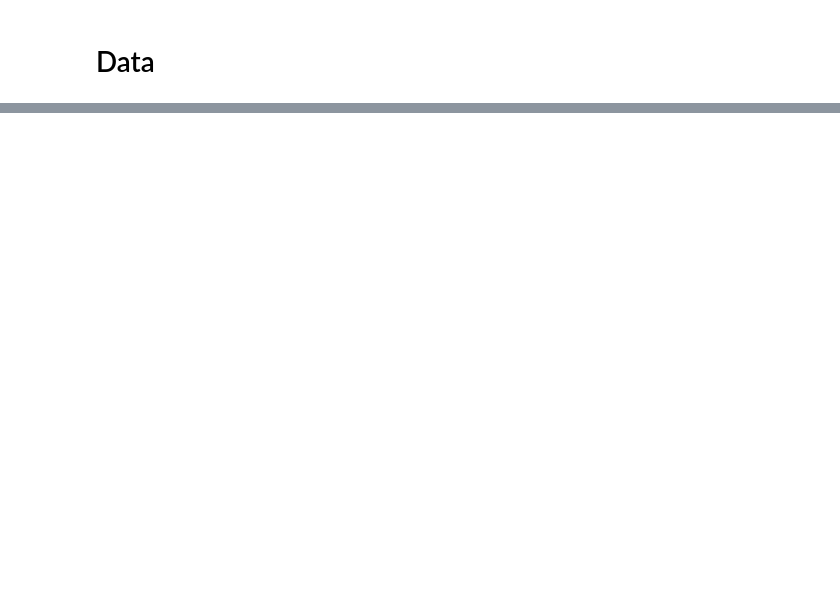
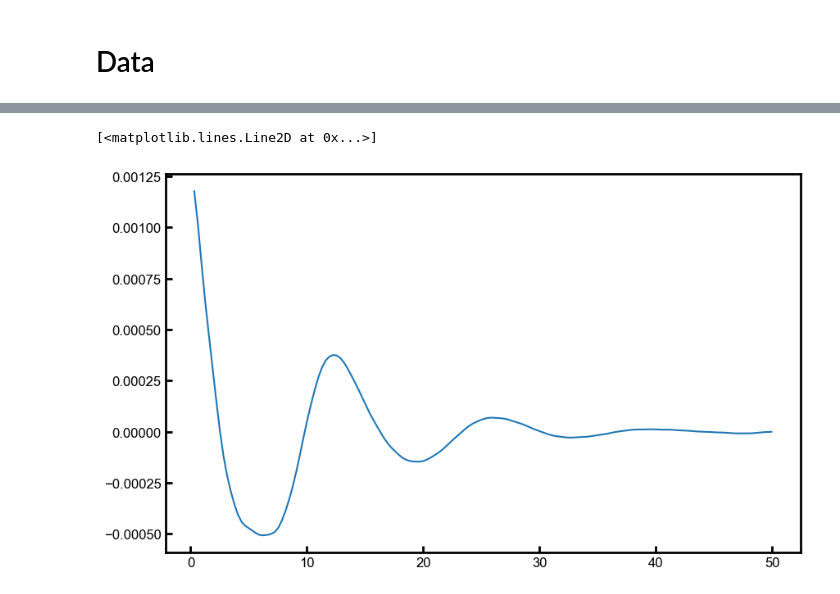
Before and after one commit to Akmalumarov/X_Ray_Scattering_Analysis, a Jupyter notebook: projects/Linear_polymers/C390/С390.ipynb, the cells around one changed output, grey strips where cells are left out. Drawn from its saved outputs; the diff is of its cells as text; code cells hidden in the pictures; blank space fills up the shorter version.

```diff
--- a/projects/Linear_polymers/C390/С390.ipynb
+++ b/projects/Linear_polymers/C390/С390.ipynb
@@ -163,4 +384,0 @@ plt.semilogy()
-# %%
-X, Y = q_full, I_full * q_full ** 2
-plt.plot(X, Y, color='black')
-plt.xlim(0, 2)
@@ -175,3 +390,9 @@ px.scatter(x=z, y=K)
+# %%
+plt.plot(z, K)
+# plt.plot(z, np.gradient(np.gradient(K)))
+# %% [output]
+[<matplotlib.lines.Line2D at 0x...>]
+[figure, added]
 # %%
 size = 100
 plt.figure(figsize=(10,5))
```
Also changed, not shown: parts of 62 cells of this notebook, 6 other files.
